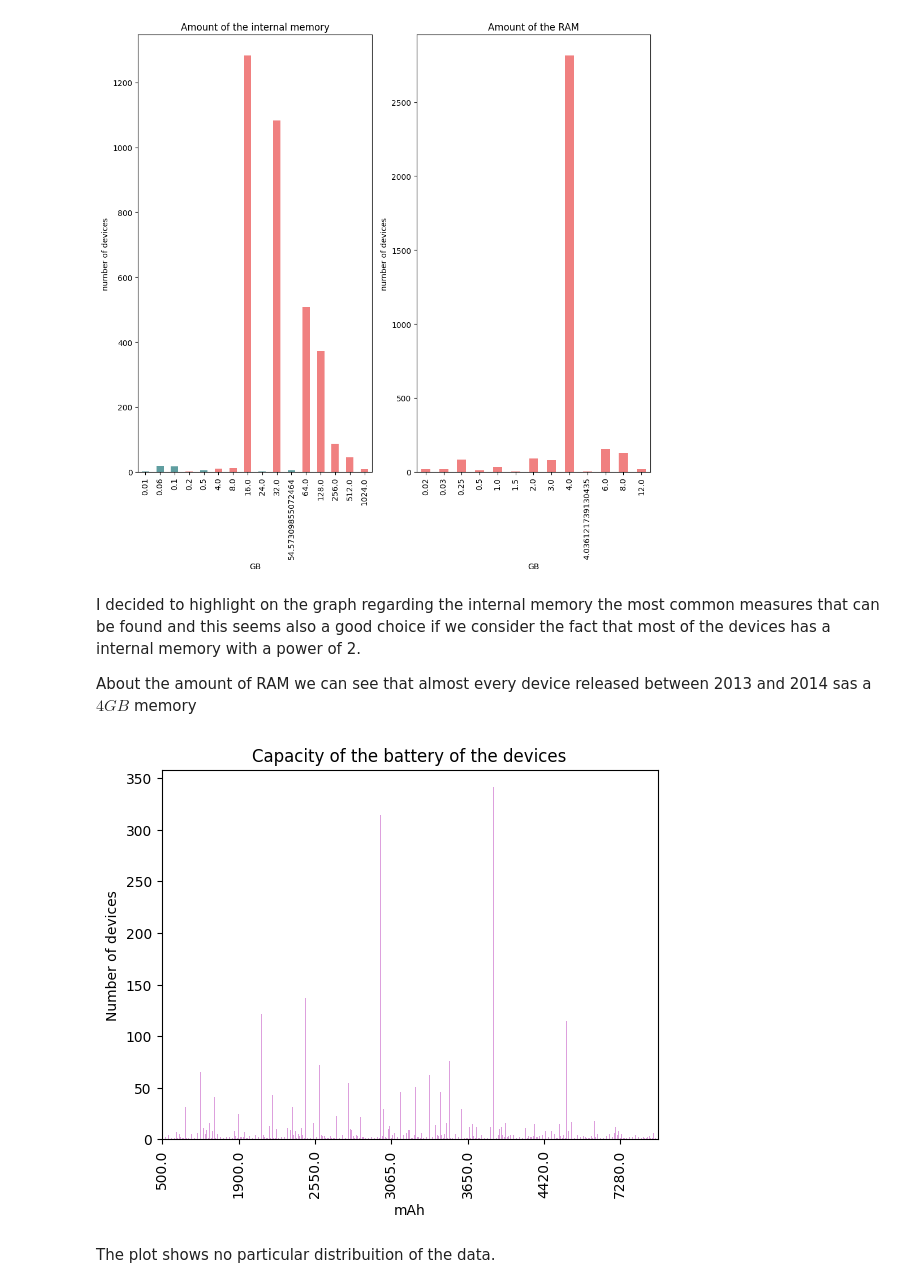
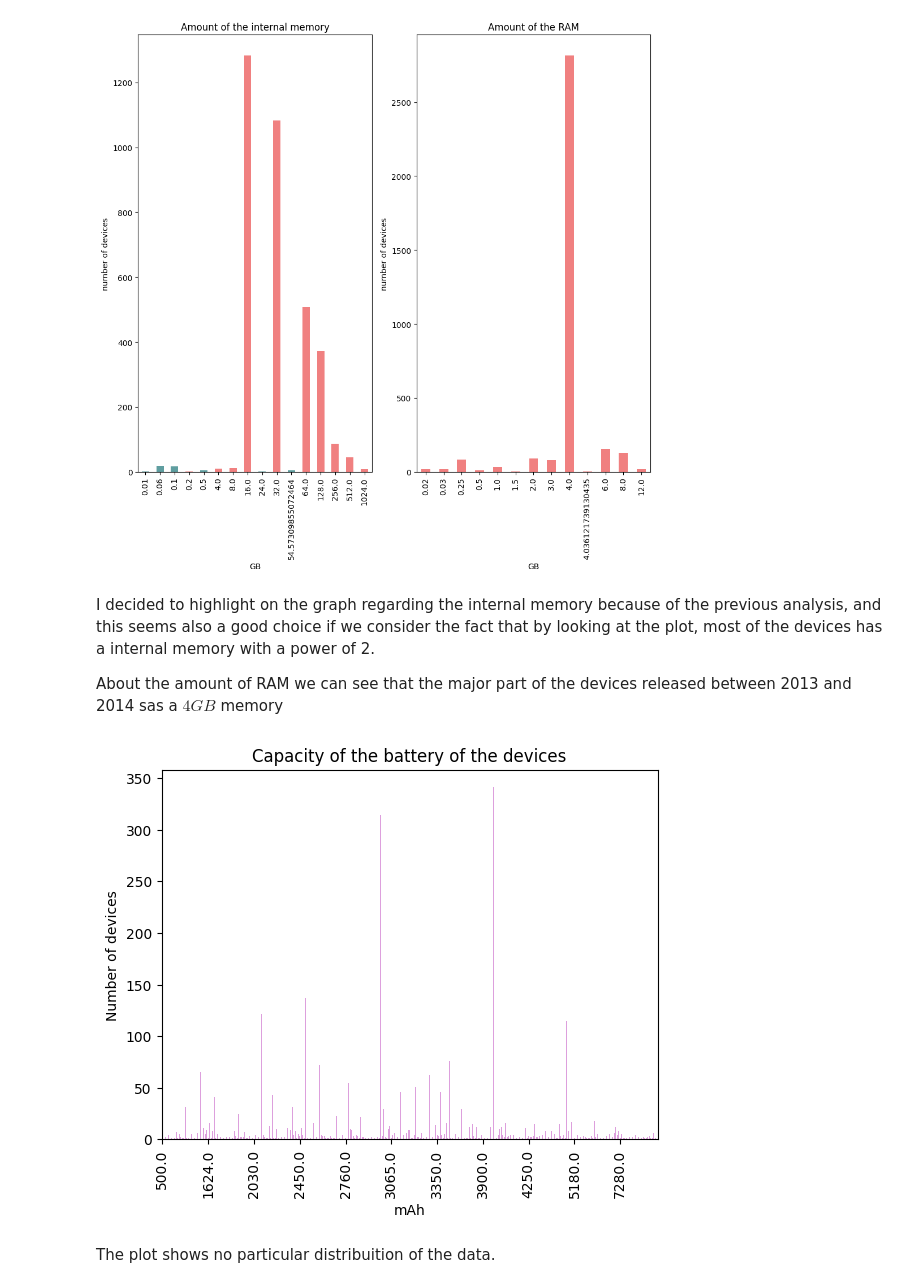
Before and after one commit to annalisadettorii/Project, a Jupyter notebook: project_notebook.ipynb, the cells around one changed output. Cells and saved outputs as stored; diff of their text form; code cells hidden in the pictures.

```diff
--- a/project_notebook.ipynb
+++ b/project_notebook.ipynb
@@ -399,19 +399,19 @@ plt.show()
 # %% [output]
 [figure]
 # %% [markdown]
-I decided to highlight on the graph regarding the internal memory the most common measures that can be found and this seems also a good choice if we consider the fact that most of the devices has a internal memory with a power of 2.
+I decided to highlight on the graph regarding the internal memory because of the previous analysis, and this seems also a good choice if we consider the fact that by looking at the plot, most of the devices has a internal memory with a power of 2.
 
-About the amount of RAM we can see that almost every device released between 2013 and 2014 sas a $4GB$ memory
+About the amount of RAM we can see that the major part of the devices released between 2013 and 2014 sas a $4GB$ memory
 # %%
 plt.figure()
 ax = used_device_df['battery'].value_counts().sort_index().plot(kind = 'bar', color = "plum")
-ax.set_xticks(ax.get_xticks()[::50])
+ax.set_xticks(ax.get_xticks()[::30])
 plt.title('Capacity of the battery of the devices')
 plt.xlabel('mAh')
 plt.ylabel('Number of devices')
 plt.show()
 # %% [output]
-[figure, old version]
+[figure, new version]
 # %% [markdown]
 The plot shows no particular distribuition of the data.
 # %%
```
Also changed, not shown: parts of 28 cells of this notebook, 1 other file.
